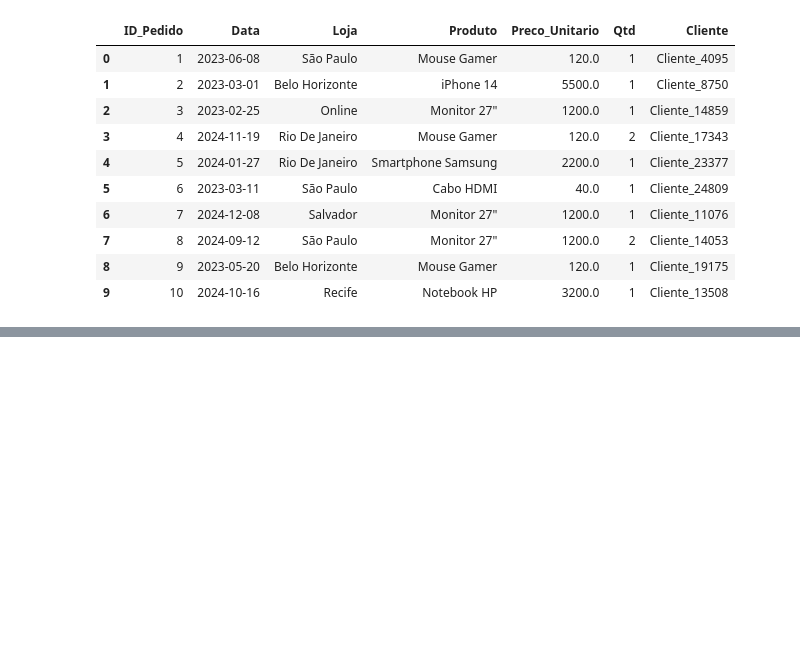
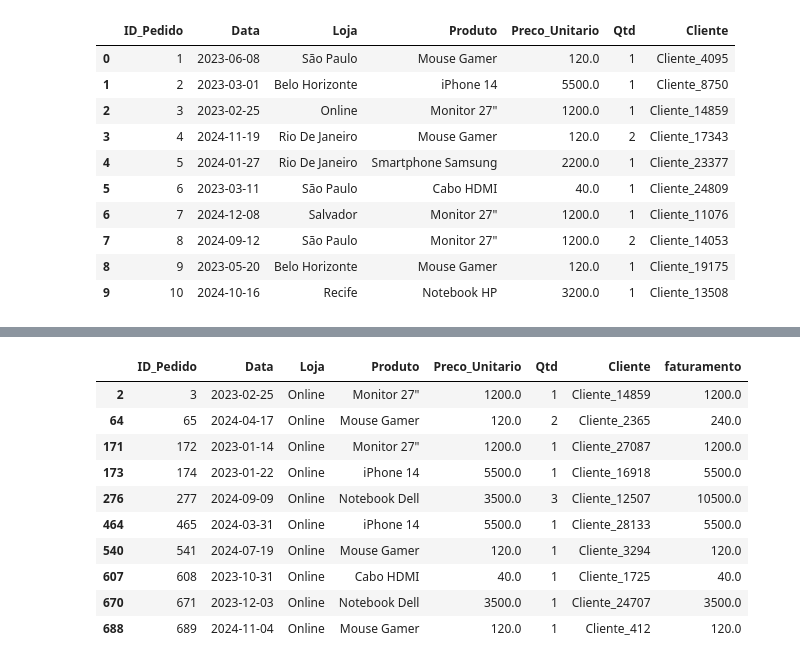
Before and after one commit to kauacomk123/vendas-tech, a Jupyter notebook: testePandas.ipynb, the cells around one changed output, grey strips where cells are left out. Saved outputs shown, nothing was run; the diff lists cells and outputs as text; code cells hidden in the pictures; blank space fills up the shorter version.

Commit message:
alteração na base de dados organizando dados

```diff
--- a/testePandas.ipynb
+++ b/testePandas.ipynb
@@ -39,0 +144,16 @@ display(df_analise.head(10))
+# %%
+df_analise[['Loja', 'Produto', 'faturamento']]
+df_vendas = df_analise[df_analise['Loja'] == 'Online'] #usado para ver os dados de uma Loja "Sao Paulo"
+display(df_vendas.head(10))
+# %% [output]
+|  | ID_Pedido | Data | Loja | Produto | Preco_Unitario | Qtd | Cliente | faturamento |
+| 2 | 3 | 2023-02-25 | Online | Monitor 27" | 1200.0 | 1 | Cliente_14859 | 1200.0 |
+| 64 | 65 | 2024-04-17 | Online | Mouse Gamer | 120.0 | 2 | Cliente_2365 | 240.0 |
+| 171 | 172 | 2023-01-14 | Online | Monitor 27" | 1200.0 | 1 | Cliente_27087 | 1200.0 |
+| 173 | 174 | 2023-01-22 | Online | iPhone 14 | 5500.0 | 1 | Cliente_16918 | 5500.0 |
+| 276 | 277 | 2024-09-09 | Online | Notebook Dell | 3500.0 | 3 | Cliente_12507 | 10500.0 |
+| 464 | 465 | 2024-03-31 | Online | iPhone 14 | 5500.0 | 1 | Cliente_28133 | 5500.0 |
+| 540 | 541 | 2024-07-19 | Online | Mouse Gamer | 120.0 | 1 | Cliente_3294 | 120.0 |
+| 607 | 608 | 2023-10-31 | Online | Cabo HDMI | 40.0 | 1 | Cliente_1725 | 40.0 |
+| 670 | 671 | 2023-12-03 | Online | Notebook Dell | 3500.0 | 1 | Cliente_24707 | 3500.0 |
+| 688 | 689 | 2024-11-04 | Online | Mouse Gamer | 120.0 | 1 | Cliente_412 | 120.0 |
```
Also changed, not shown: parts of 4 cells of this notebook, 1 other file.
